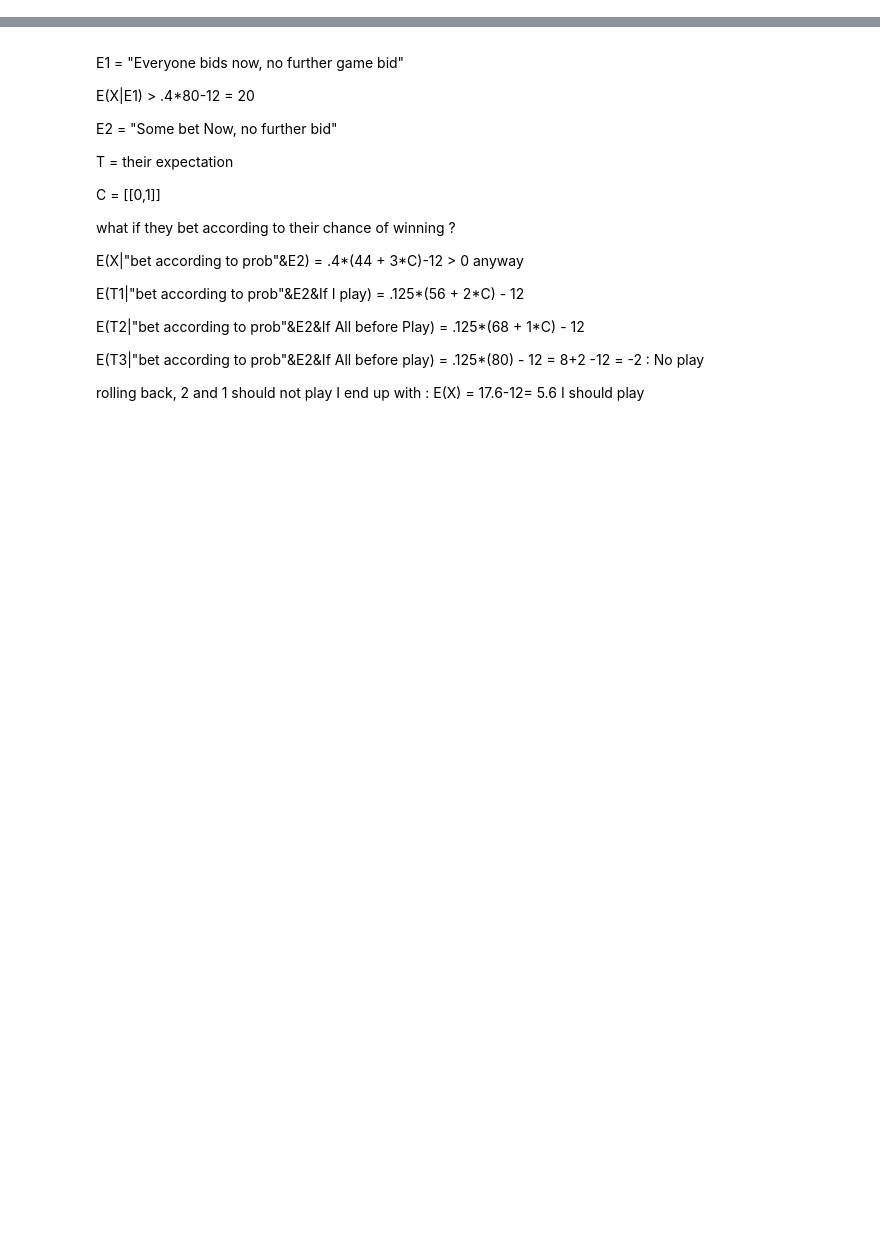
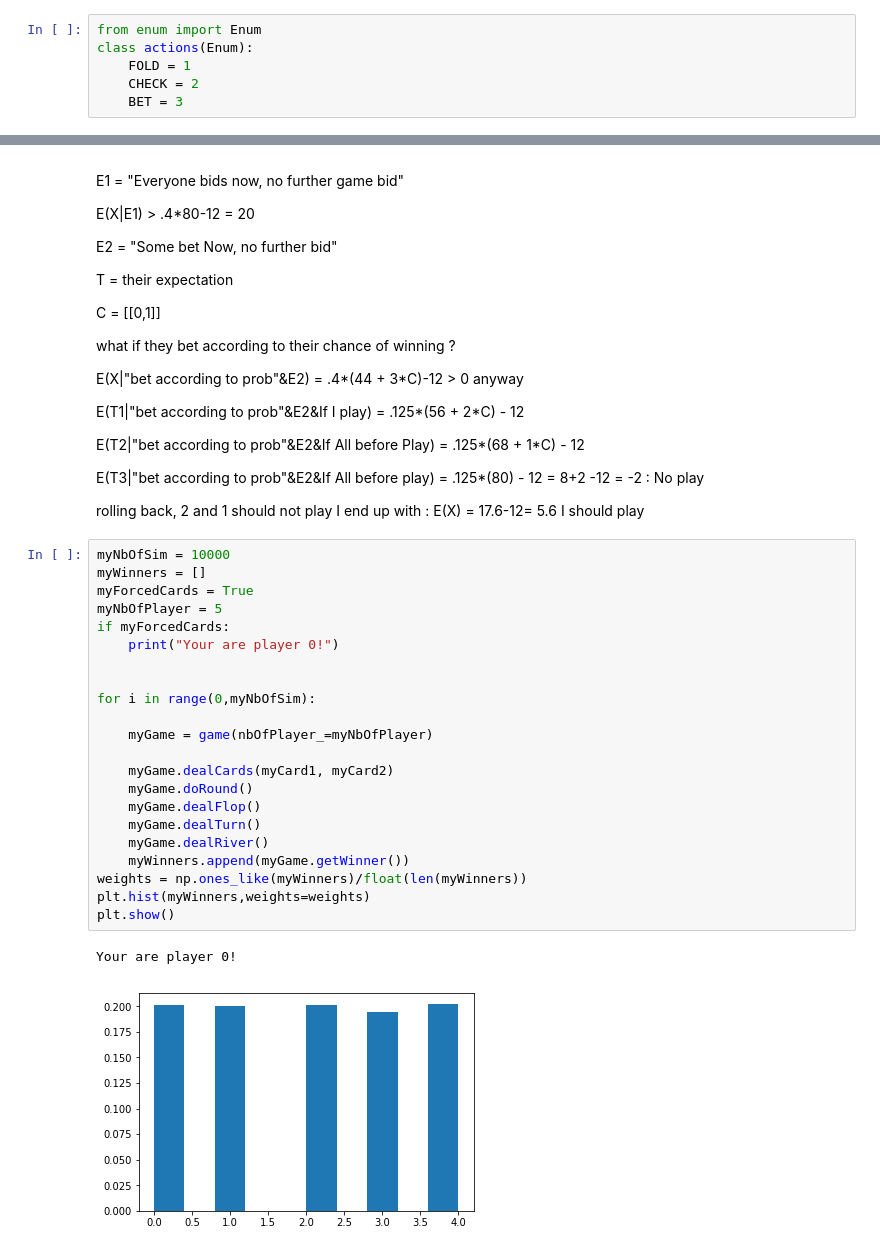
Before and after one commit to LouisEchard/ML_MiniProjects, a Jupyter notebook: PokerSolver.ipynb, the cells around one changed output, grey strips where cells are left out. Cells and saved outputs as stored; diff of their text form; blank space fills up the shorter version.

```diff
--- a/PokerSolver.ipynb
+++ b/PokerSolver.ipynb
@@ -357,3 +359,9 @@ class game():
 
     def getWinner(self):
         return self.winner
+# %%
+from enum import Enum
+class actions(Enum):
+    FOLD = 1
+    CHECK = 2
+    BET = 3
@@ -476,3 +710,28 @@ E(T3|"bet according to prob"&E2&If All before play) = .125*(80) - 12 = 8+2 -12 =
 
 rolling back, 2 and 1 should not play
 I end up with : E(X) = 17.6-12= 5.6 I should play
+# %%
+myNbOfSim = 10000
+myWinners = []
+myForcedCards = True
+myNbOfPlayer = 5
+if myForcedCards:
+    print("Your are player 0!")
+
+
+for i in range(0,myNbOfSim):
+
+    myGame = game(nbOfPlayer_=myNbOfPlayer)
+
+    myGame.dealCards(myCard1, myCard2)
+    myGame.doRound()
+    myGame.dealFlop()
+    myGame.dealTurn()
+    myGame.dealRiver()
+    myWinners.append(myGame.getWinner())
+weights = np.ones_like(myWinners)/float(len(myWinners))
+plt.hist(myWinners,weights=weights)
+plt.show()
+# %% [output]
+Your are player 0!
+[figure, added]
```
Also changed, not shown: parts of 7 cells of this notebook.
